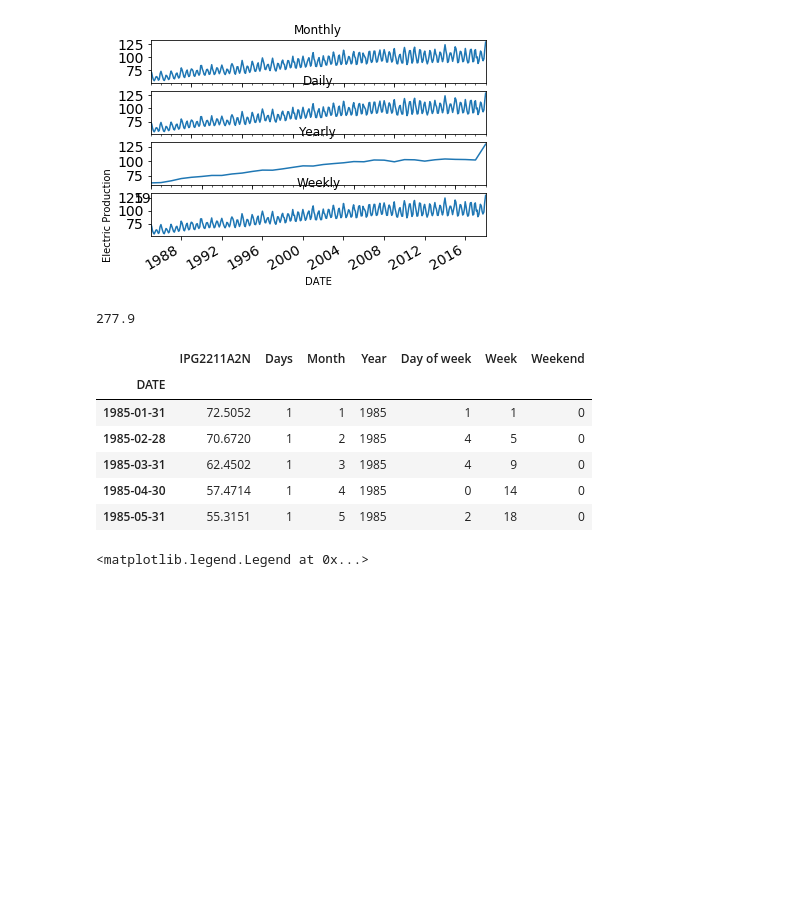
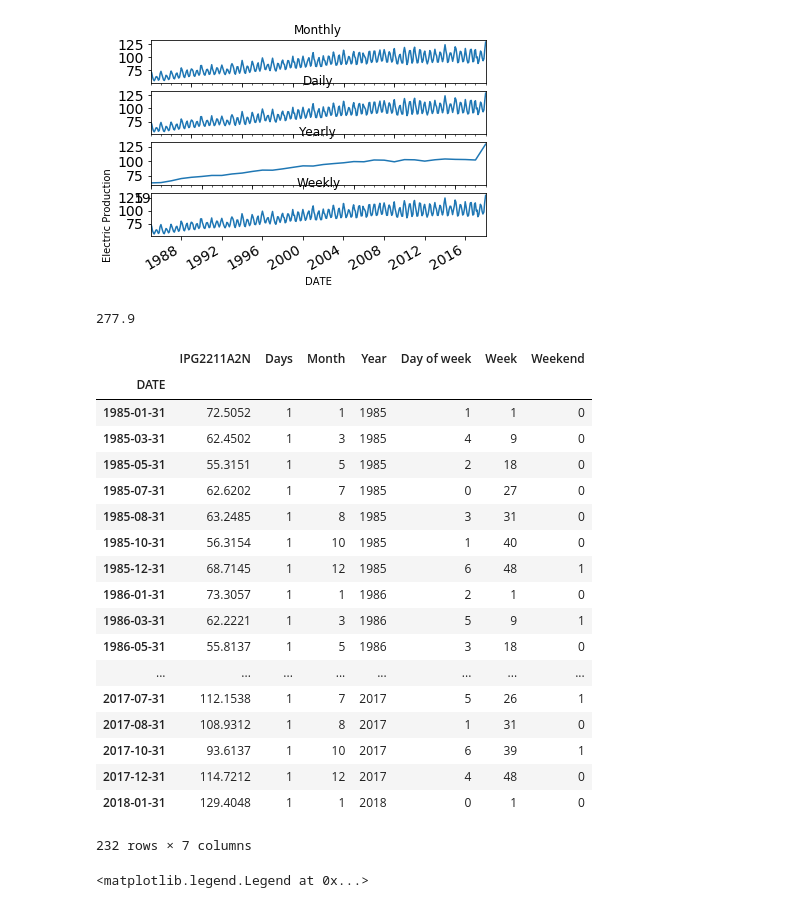
Before and after one commit to ejgao/Time-Series-Datasets, a Jupyter notebook: electric production.ipynb, the cells around one changed output. Cells and saved outputs as stored; diff of their text form; code cells hidden in the pictures; blank space fills up the shorter version.

```diff
--- a/electric production.ipynb
+++ b/electric production.ipynb
@@ -143,15 +139,28 @@ df=df.resample("M").mean()
 # %%
 print(len(df.index)*0.7)
 df.head()
+df[df.index.day==31]
 # %% [output]
 277.9
 |  | IPG2211A2N | Days | Month | Year | Day of week | Week | Weekend |
 | DATE |  |  |  |  |  |  |  |
 | 1985-01-31 | 72.5052 | 1 | 1 | 1985 | 1 | 1 | 0 |
-| 1985-02-28 | 70.6720 | 1 | 2 | 1985 | 4 | 5 | 0 |
 | 1985-03-31 | 62.4502 | 1 | 3 | 1985 | 4 | 9 | 0 |
-| 1985-04-30 | 57.4714 | 1 | 4 | 1985 | 0 | 14 | 0 |
 | 1985-05-31 | 55.3151 | 1 | 5 | 1985 | 2 | 18 | 0 |
+| 1985-07-31 | 62.6202 | 1 | 7 | 1985 | 0 | 27 | 0 |
+| 1985-08-31 | 63.2485 | 1 | 8 | 1985 | 3 | 31 | 0 |
+| 1985-10-31 | 56.3154 | 1 | 10 | 1985 | 1 | 40 | 0 |
+| 1985-12-31 | 68.7145 | 1 | 12 | 1985 | 6 | 48 | 1 |
+| 1986-01-31 | 73.3057 | 1 | 1 | 1986 | 2 | 1 | 0 |
+| 1986-03-31 | 62.2221 | 1 | 3 | 1986 | 5 | 9 | 1 |
+| 1986-05-31 | 55.8137 | 1 | 5 | 1986 | 3 | 18 | 0 |
+| ... | ... | ... | ... | ... | ... | ... | ... |
+| 2017-07-31 | 112.1538 | 1 | 7 | 2017 | 5 | 26 | 1 |
+| 2017-08-31 | 108.9312 | 1 | 8 | 2017 | 1 | 31 | 0 |
+| 2017-10-31 | 93.6137 | 1 | 10 | 2017 | 6 | 39 | 1 |
+| 2017-12-31 | 114.7212 | 1 | 12 | 2017 | 4 | 48 | 0 |
+| 2018-01-31 | 129.4048 | 1 | 1 | 2018 | 0 | 1 | 0 |
+232 rows × 7 columns
 # %%
 #resample months
 train=df.loc["1985-01-01":"2008-01-01"]
```
Also changed, not shown: parts of 2 cells of this notebook, 2 other files.
